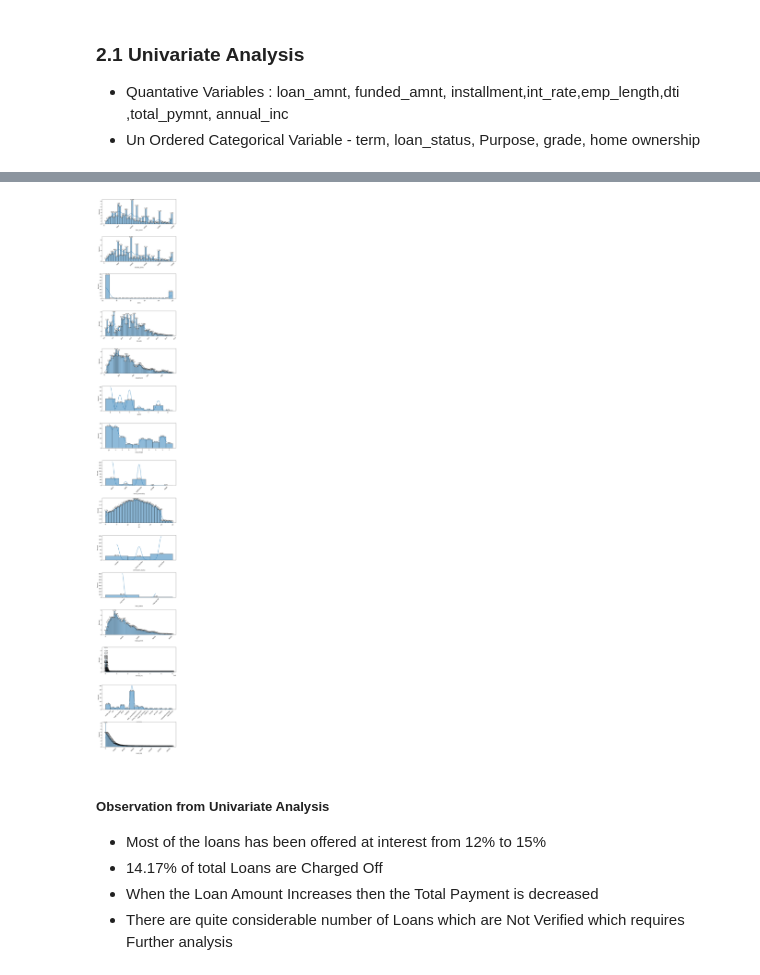
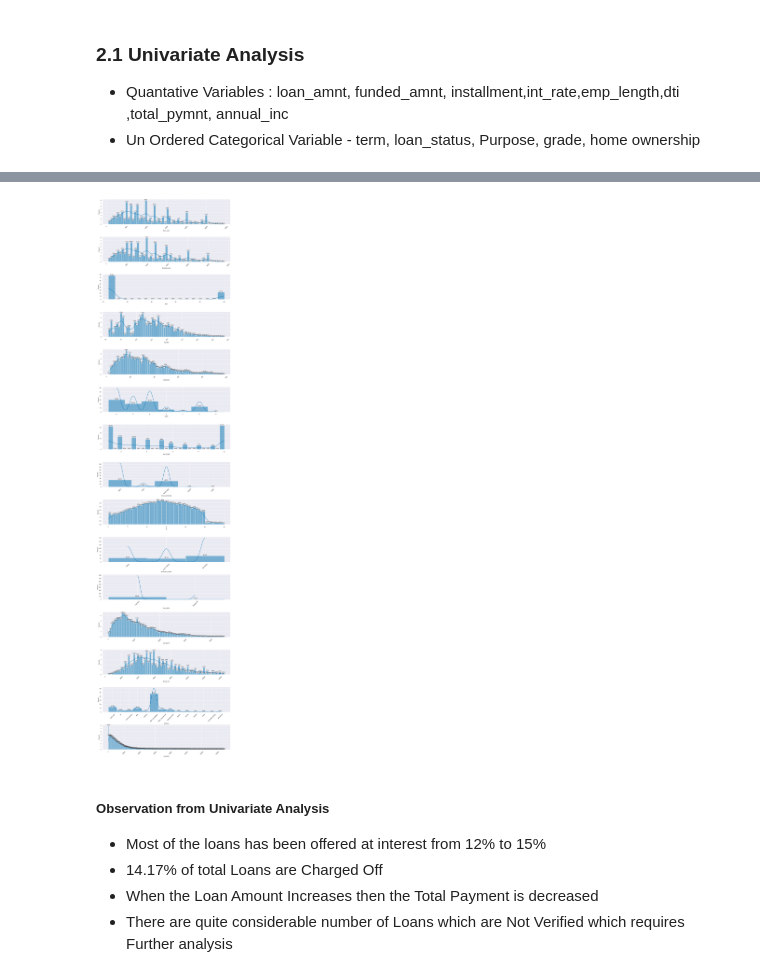
Before and after one commit to pvoodhar/LendingClubCaseStudy, a Jupyter notebook: PuneethKumarVoodharlaSreerami.ipynb, the cells around one changed output, grey strips where cells are left out. Drawn from its saved outputs; the diff is of its cells as text; code cells hidden in the pictures.

```diff
--- a/PuneethKumarVoodharlaSreerami.ipynb
+++ b/PuneethKumarVoodharlaSreerami.ipynb
@@ -244,0 +266,16 @@ loans.shape
+# %%
+# Checking and removing all the outliers which are below 25% and abouve 75% of the Data
+import numpy as np
+Q1 = np.percentile(loans['funded_amnt'], 25,
+                   interpolation = 'midpoint')
+
+Q3 = np.percentile(loans['funded_amnt'], 75,
+                   interpolation = 'midpoint')
+
+cols = ['funded_amnt', 'loan_amnt', 'funded_amnt_inv', 'annual_inc']
+
+Q1 = loans[cols].quantile(0.25)
+Q3 = loans[cols].quantile(0.75)
+IQR = Q3 - Q1
+
+loans = loans[~((loans[cols] < (Q1 - 1.5 * IQR)) |(loans[cols] > (Q3 + 1.5 * IQR))).any(axis=1)]
@@ -245,3 +322,15 @@ loans.shape
+# %%
+# Drop Duplicates if any
+loans = loans.drop_duplicates()
+# %%
+# Removing Trailing Spaces in entire dataframe
+loans = loans.applymap(lambda x: x.strip() if isinstance(x, str) else x)
+# %%
+# Converting Datetime columns to parse the date
+loans.issue_d = pd.to_datetime(loans.issue_d, format='%b-%y')
+loans.earliest_cr_line = pd.to_datetime(loans.earliest_cr_line, format='%b-%y')
+loans.last_pymnt_d = pd.to_datetime(loans.last_pymnt_d, format='%b-%y')
+loans.last_credit_pull_d = pd.to_datetime(loans.last_credit_pull_d, format='%b-%y')
 # %% [markdown]
 ##### Observation =>  14.2% of are defaulters
 # %% [markdown]
@@ -271,18 +360,18 @@ Name: pub_rec_bankruptcies, dtype: object
 # %%
 univariate_columns = ['loan_amnt', 'funded_amnt','term', 'int_rate', 'installment', 'grade', 'emp_length', 'home_ownership', 'dti', 'verification_status', 'loan_status', 'total_pymnt', 'annual_inc', 'purpose', 'revol_bal']
 # %%
-plt.figure(figsize=(10,80))
+plt.figure(figsize=(15,80))
 plt.subplots_adjust(hspace = 0.5)
 index = 1
 for col in univariate_columns:
-    plt.subplot(16,1,index)
+    plt.subplot(18,1,index)
     ax = sns.histplot(x=col, data=loans, stat='percent', kde=True, legend=True)
     ax.bar_label(ax.containers[0], fmt='%.1f%%')
 
     index = index + 1
     plt.xticks(rotation = 45)
 # %% [output]
-[figure, old version]
+[figure, new version]
 # %% [markdown]
 ##### Observation from Univariate Analysis
  - Most of the loans has been offered at interest from 12% to 15%
```
Also changed, not shown: parts of 57 cells of this notebook.
